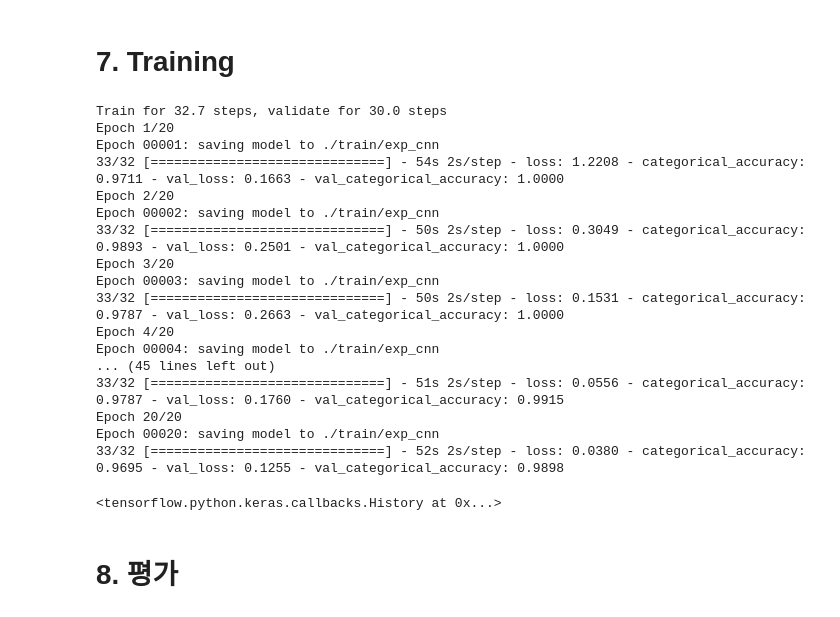
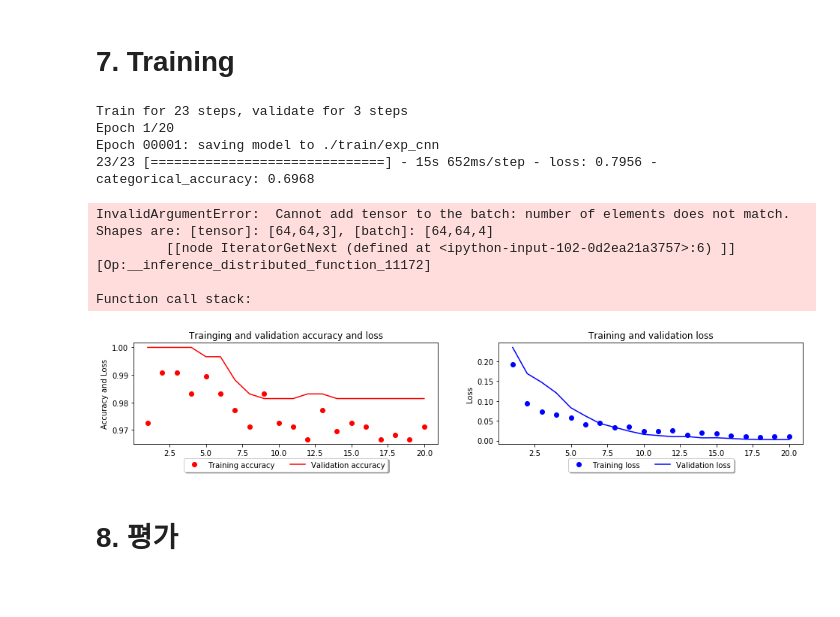
Before and after one commit to juwoon01/CNN, a Jupyter notebook: cnn_dental_project.ipynb, the cells around one changed output. Cells and saved outputs as stored; diff of their text form; code cells hidden in the pictures; blank space fills up the shorter version.

```diff
--- a/cnn_dental_project.ipynb
+++ b/cnn_dental_project.ipynb
@@ -316,30 +326,58 @@ train_len = len(glob(os.path.join(PATH, 'train', folder_list[0], '*.jpg'))) * 2
 val_len = len(glob(os.path.join(PATH, 'val', folder_list[0], '*.jpg'))) * 2
 test_len = len(glob(os.path.join(PATH, 'test', folder_list[0], '*.jpg'))) * 2
 # %%
-model.fit(train_dataset, steps_per_epoch = train_len/batch_size,
-          validation_data=val_dataset,
-          validation_steps=val_len/batch_size ,
-         epochs= max_epochs,
-         callbacks= [cp_callback])
+history = model.fit(train_dataset,
+                    steps_per_epoch = train_len//batch_size,
+                    validation_data=val_dataset,
+                    validation_steps=val_len//batch_size ,
+                    epochs= max_epochs,
+                    callbacks= [cp_callback])
 # %% [output]
-Train for 32.7 steps, validate for 30.0 steps
+Train for 23 steps, validate for 3 steps
 Epoch 1/20
 Epoch 00001: saving model to ./train/exp_cnn
-33/32 [==============================] - 54s 2s/step - loss: 1.2208 - categorical_accuracy: 0.9711 - val_loss: 0.1663 - val_categorical_accuracy: 1.0000
-Epoch 2/20
-Epoch 00002: saving model to ./train/exp_cnn
-33/32 [==============================] - 50s 2s/step - loss: 0.3049 - categorical_accuracy: 0.9893 - val_loss: 0.2501 - val_categorical_accuracy: 1.0000
-Epoch 3/20
-Epoch 00003: saving model to ./train/exp_cnn
-33/32 [==============================] - 50s 2s/step - loss: 0.1531 - categorical_accuracy: 0.9787 - val_loss: 0.2663 - val_categorical_accuracy: 1.0000
-Epoch 4/20
-Epoch 00004: saving model to ./train/exp_cnn
-... (45 lines left out)
-33/32 [==============================] - 51s 2s/step - loss: 0.0556 - categorical_accuracy: 0.9787 - val_loss: 0.1760 - val_categorical_accuracy: 0.9915
-Epoch 20/20
-Epoch 00020: saving model to ./train/exp_cnn
-33/32 [==============================] - 52s 2s/step - loss: 0.0380 - categorical_accuracy: 0.9695 - val_loss: 0.1255 - val_categorical_accuracy: 0.9898
+23/23 [==============================] - 15s 652ms/step - loss: 0.7956 - categorical_accuracy: 0.6968
-<tensorflow.python.keras.callbacks.History at 0x...>
+InvalidArgumentError:  Cannot add tensor to the batch: number of elements does not match. Shapes are: [tensor]: [64,64,3], [batch]: [64,64,4]
+         [[node IteratorGetNext (defined at <ipython-input-102-0d2ea21a3757>:6) ]] [Op:__inference_distributed_function_11172]
+
+Function call stack:
+# %%
+def show_graph(history_dict):
+    accuracy = history_dict['categorical_accuracy']
+    val_accuracy = history_dict['val_categorical_accuracy']
+    loss = history_dict['loss']
+    val_loss = history_dict['val_loss']
+
+    epochs = range(1, len(loss) + 1)
+
+    plt.figure(figsize=(16, 1))
+
+    plt.subplot(121)
+    plt.subplots_adjust(top=2)
+    plt.plot(epochs, accuracy, 'ro', label='Training accuracy')
+    plt.plot(epochs, val_accuracy, 'r', label='Validation accuracy')
+    plt.title('Trainging and validation accuracy and loss')
+    plt.xlabel('Epochs')
+    plt.ylabel('Accuracy and Loss')
+
+    plt.legend(loc='upper center', bbox_to_anchor=(0.5, -0.1),
+              fancybox=True, shadow=True, ncol=5)
+
+
+    plt.subplot(122)
+    plt.plot(epochs, loss, 'bo', label='Training loss')
+    plt.plot(epochs, val_loss, 'b', label='Validation loss')
+    plt.title('Training and validation loss')
+    plt.xlabel('Epochs')
+    plt.ylabel('Loss')
+    plt.legend(loc='upper center', bbox_to_anchor=(0.5, -0.1),
+          fancybox=True, shadow=True, ncol=5)
+
+    plt.show()
+# %%
+show_graph(history.history)
+# %% [output]
+[figure, added]
 # %% [markdown]
 # 8. 평가
 # %%
```
Also changed, not shown: parts of 21 cells of this notebook.
